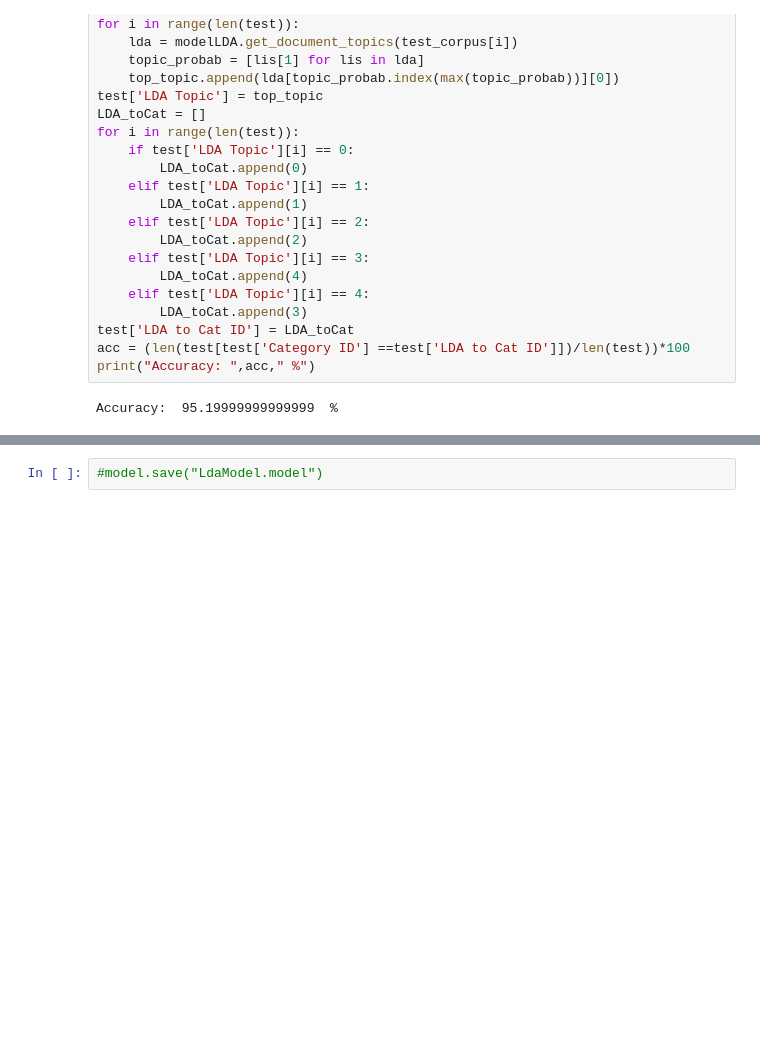
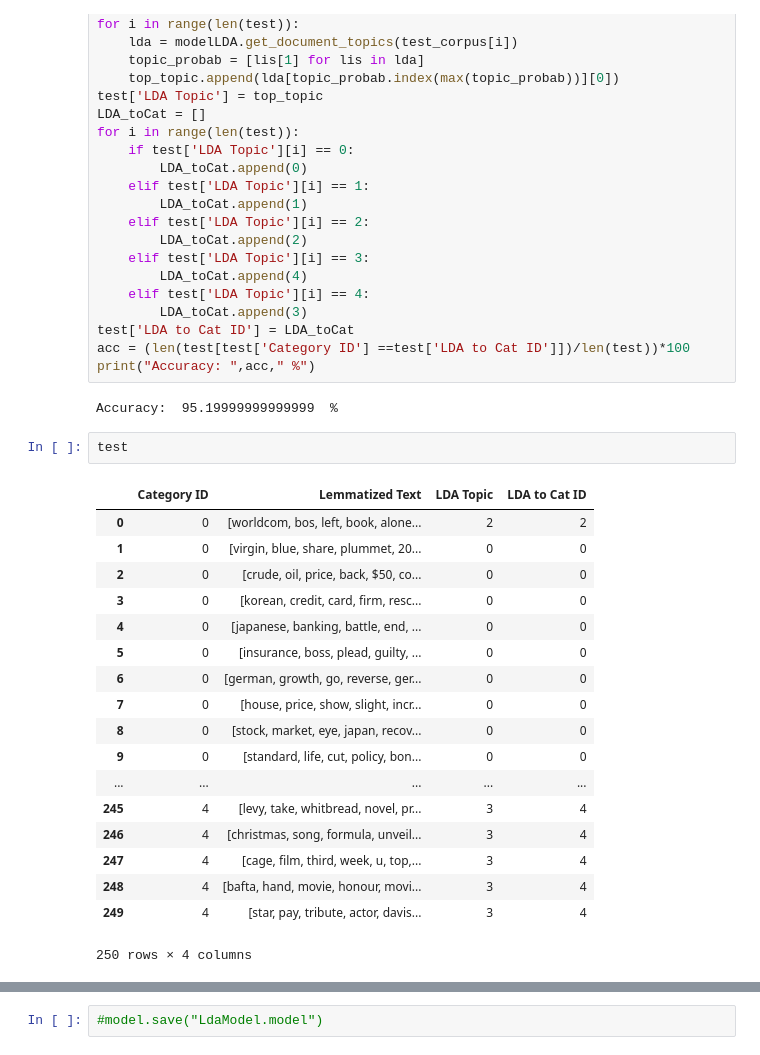
Before and after one commit to ujnm/Masters, a Jupyter notebook: Magisterka.ipynb, the cells around one changed output, grey strips where cells are left out. Cells and saved outputs as stored; diff of their text form; blank space fills up the shorter version.

```diff
--- a/Magisterka.ipynb
+++ b/Magisterka.ipynb
@@ -258,3 +260,24 @@ acc = (len(test[test['Category ID'] ==test['LDA to Cat ID']])/len(test))*100
 print("Accuracy: ",acc," %")
 # %% [output]
 Accuracy:  95.19999999999999  %
+# %%
+test
+# %% [output]
+|  | Category ID | Lemmatized Text | LDA Topic | LDA to Cat ID |
+| 0 | 0 | [worldcom, bos, left, book, alone... | 2 | 2 |
+| 1 | 0 | [virgin, blue, share, plummet, 20... | 0 | 0 |
+| 2 | 0 | [crude, oil, price, back, $50, co... | 0 | 0 |
+| 3 | 0 | [korean, credit, card, firm, resc... | 0 | 0 |
+| 4 | 0 | [japanese, banking, battle, end, ... | 0 | 0 |
+| 5 | 0 | [insurance, boss, plead, guilty, ... | 0 | 0 |
+| 6 | 0 | [german, growth, go, reverse, ger... | 0 | 0 |
+| 7 | 0 | [house, price, show, slight, incr... | 0 | 0 |
+| 8 | 0 | [stock, market, eye, japan, recov... | 0 | 0 |
+| 9 | 0 | [standard, life, cut, policy, bon... | 0 | 0 |
+| ... | ... | ... | ... | ... |
+| 245 | 4 | [levy, take, whitbread, novel, pr... | 3 | 4 |
+| 246 | 4 | [christmas, song, formula, unveil... | 3 | 4 |
+| 247 | 4 | [cage, film, third, week, u, top,... | 3 | 4 |
+| 248 | 4 | [bafta, hand, movie, honour, movi... | 3 | 4 |
+| 249 | 4 | [star, pay, tribute, actor, davis... | 3 | 4 |
+250 rows × 4 columns
```
Also changed, not shown: parts of 27 cells of this notebook.
